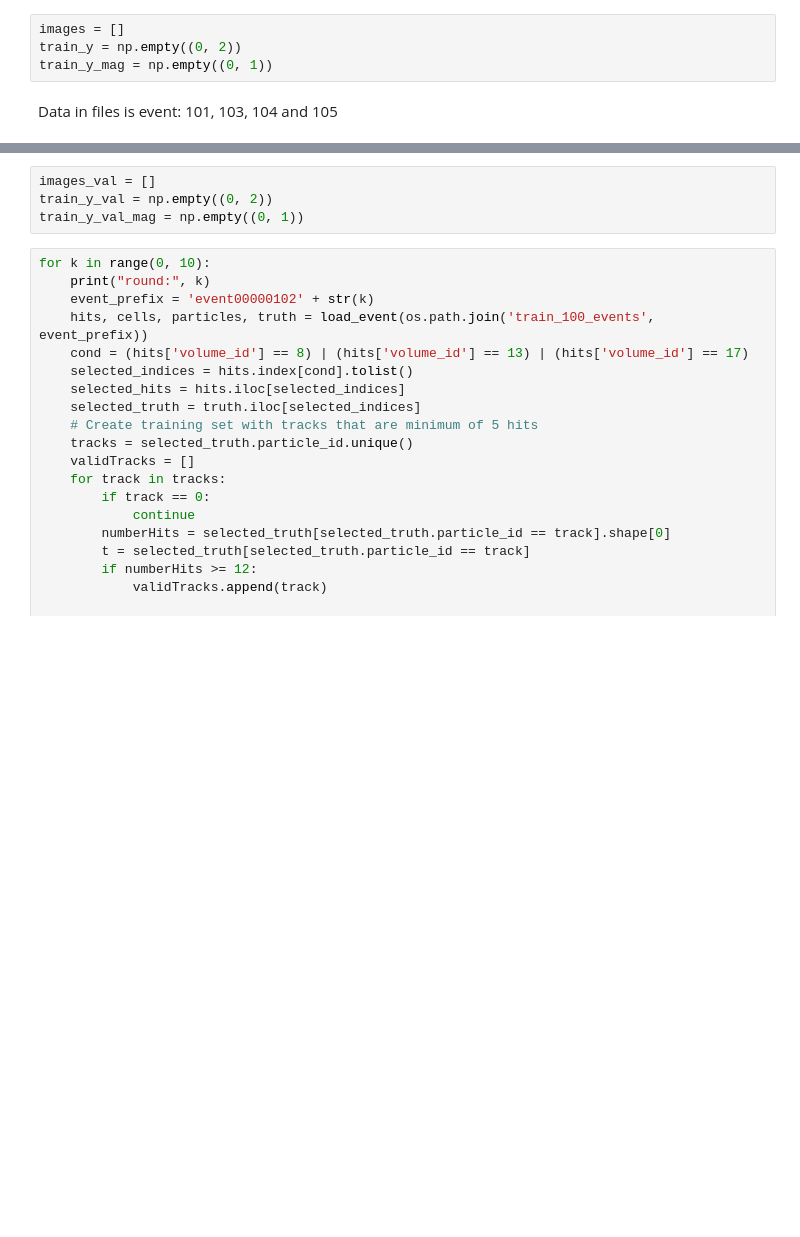
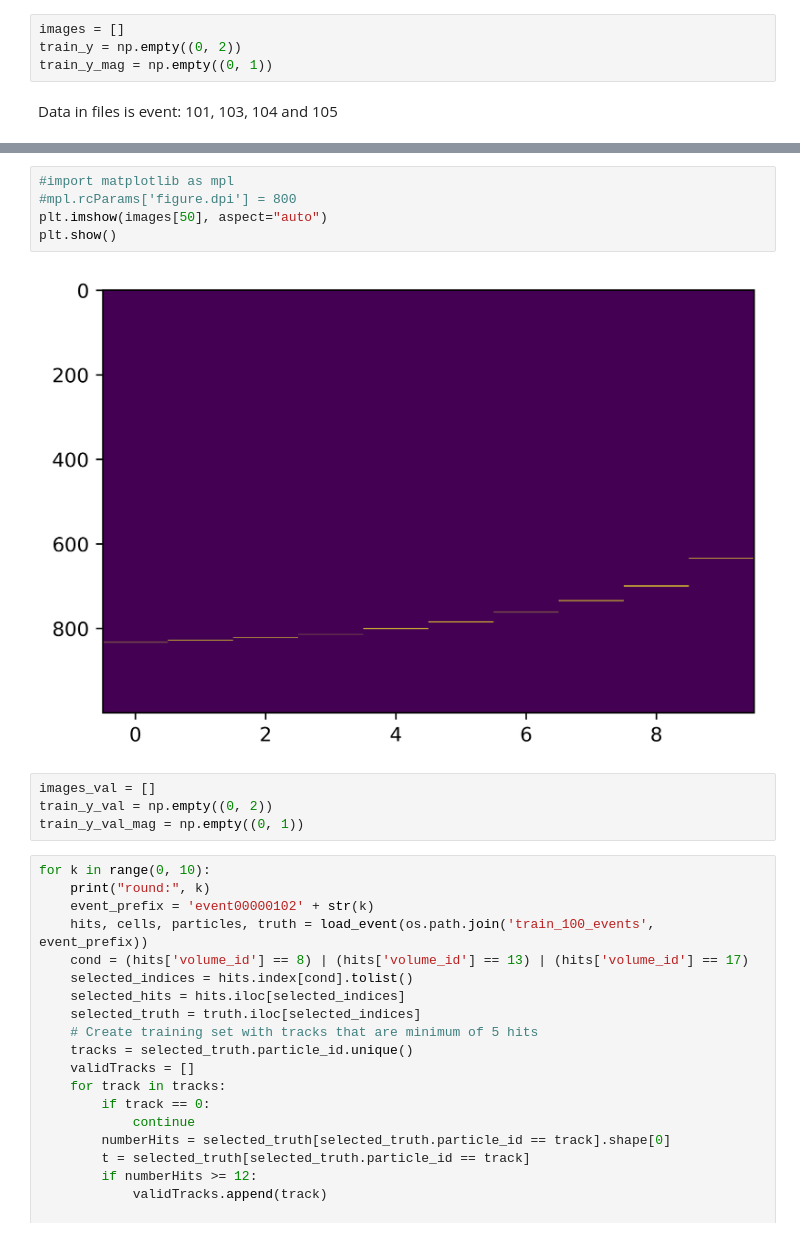
Before and after one commit to MaxHolmberg96/track-estimation-ML, a Jupyter notebook: preprocess-bin-data.ipynb, the cells around one changed output, grey strips where cells are left out. Cells and saved outputs as stored; diff of their text form; blank space fills up the shorter version.

```diff
--- a/preprocess-bin-data.ipynb
+++ b/preprocess-bin-data.ipynb
@@ -110,4 +126,11 @@ round: 11
 ... (8 outputs left out)
+# %%
+#import matplotlib as mpl
+#mpl.rcParams['figure.dpi'] = 800
+plt.imshow(images[50], aspect="auto")
+plt.show()
+# %% [output]
+[figure, added]
 # %%
 images_val = []
 train_y_val = np.empty((0, 2))
```
Also changed, not shown: parts of 7 cells of this notebook, 1 other file.
